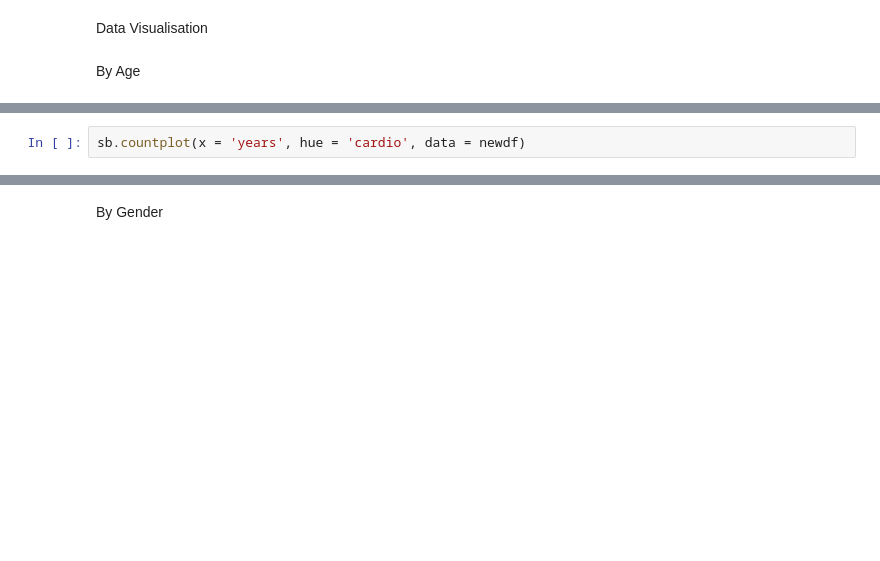
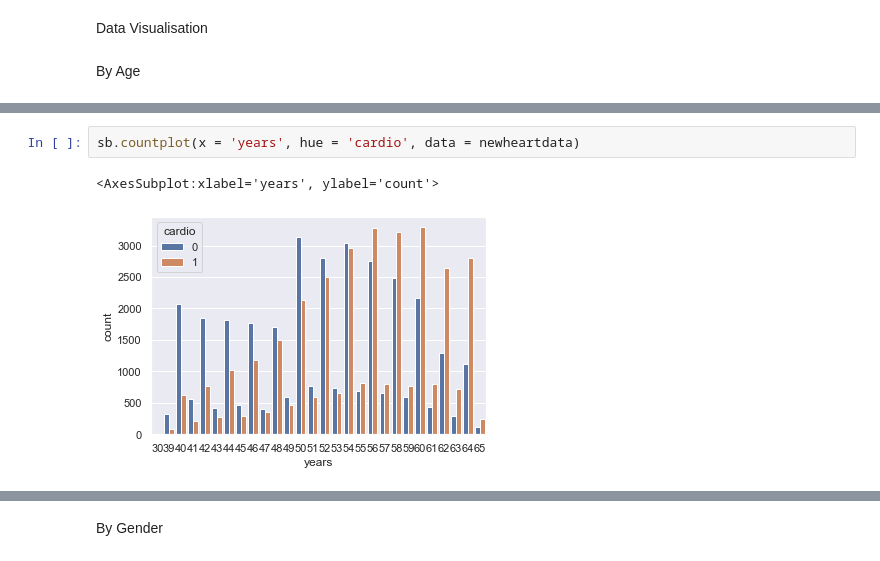
Before and after one commit to kelvtan96/EE0005, a Jupyter notebook: Project Code.ipynb, the cells around one changed output, grey strips where cells are left out. Drawn from its saved outputs; the diff is of its cells as text; blank space fills up the shorter version.

Commit message:
Changed newdf to newheartdata

```diff
--- a/Project Code.ipynb
+++ b/Project Code.ipynb
@@ -158,5 +156,8 @@ cardiodf.head()
 # %%
-sb.countplot(x = 'years', hue = 'cardio', data = newdf)
+sb.countplot(x = 'years', hue = 'cardio', data = newheartdata)
+# %% [output]
+<AxesSubplot:xlabel='years', ylabel='count'>
+[figure, added]
 # %%
 yearDF = pd.concat([years, cardiodf], axis = 1). reindex(years.index)
 yearDF
```
Also changed, not shown: parts of 8 cells of this notebook.
